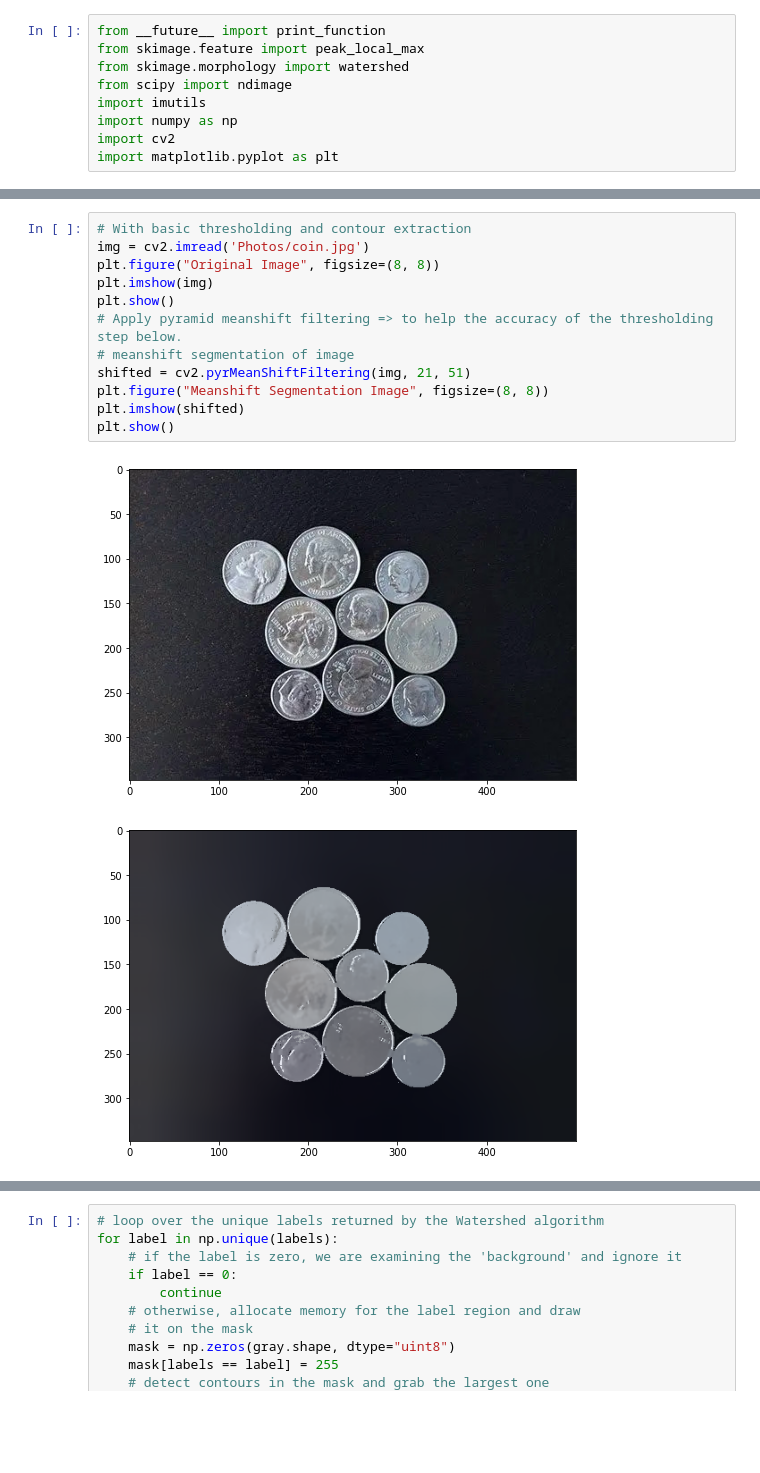
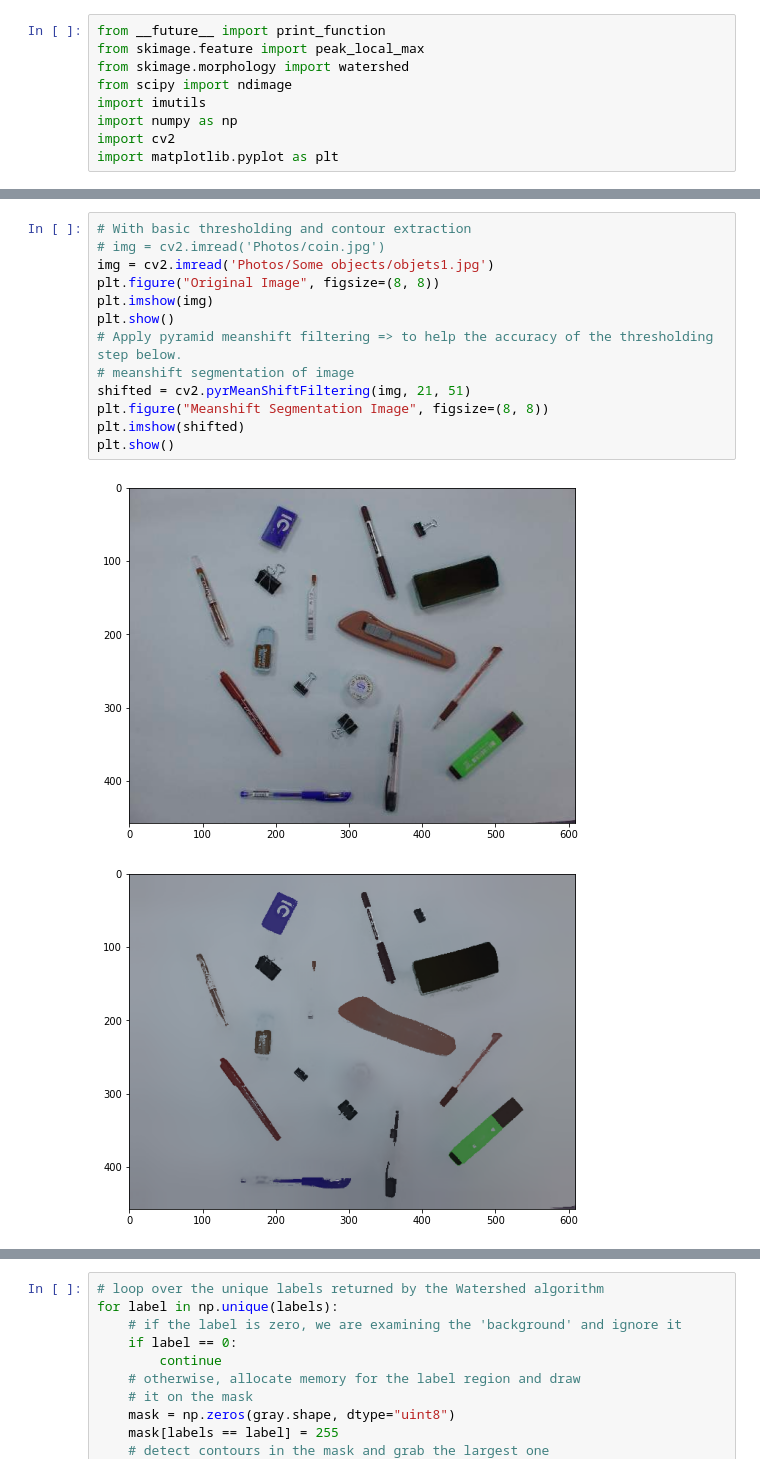
Before and after one commit to anhvu2501/Basic-Computer-Vision, a Jupyter notebook: OpenCV/watershed.ipynb, the cells around one changed output, grey strips where cells are left out. Cells and saved outputs as stored; diff of their text form; blank space fills up the shorter version.

```diff
--- a/OpenCV/watershed.ipynb
+++ b/OpenCV/watershed.ipynb
@@ -10,18 +20,19 @@ import matplotlib.pyplot as plt
 # %%
 # With basic thresholding and contour extraction
-img = cv2.imread('Photos/coin.jpg')
+# img = cv2.imread('Photos/coin.jpg')
+img = cv2.imread('Photos/Some objects/objets1.jpg')
 plt.figure("Original Image", figsize=(8, 8))
 plt.imshow(img)
 plt.show()
 # Apply pyramid meanshift filtering => to help the accuracy of the thresholding step below.
 # meanshift segmentation of image
 shifted = cv2.pyrMeanShiftFiltering(img, 21, 51)
 plt.figure("Meanshift Segmentation Image", figsize=(8, 8))
 plt.imshow(shifted)
 plt.show()
 # %% [output]
-[figure, old version]
+[figure, new version]
-[figure, old version]
+[figure, new version]
 # %%
 # Convert to grayscale and apply Otsu thresholding => to segment the background from the foreground
 gray = cv2.cvtColor(shifted, cv2.COLOR_BGR2GRAY)
```
Also changed, not shown: parts of 4 cells of this notebook, 3 other files.
